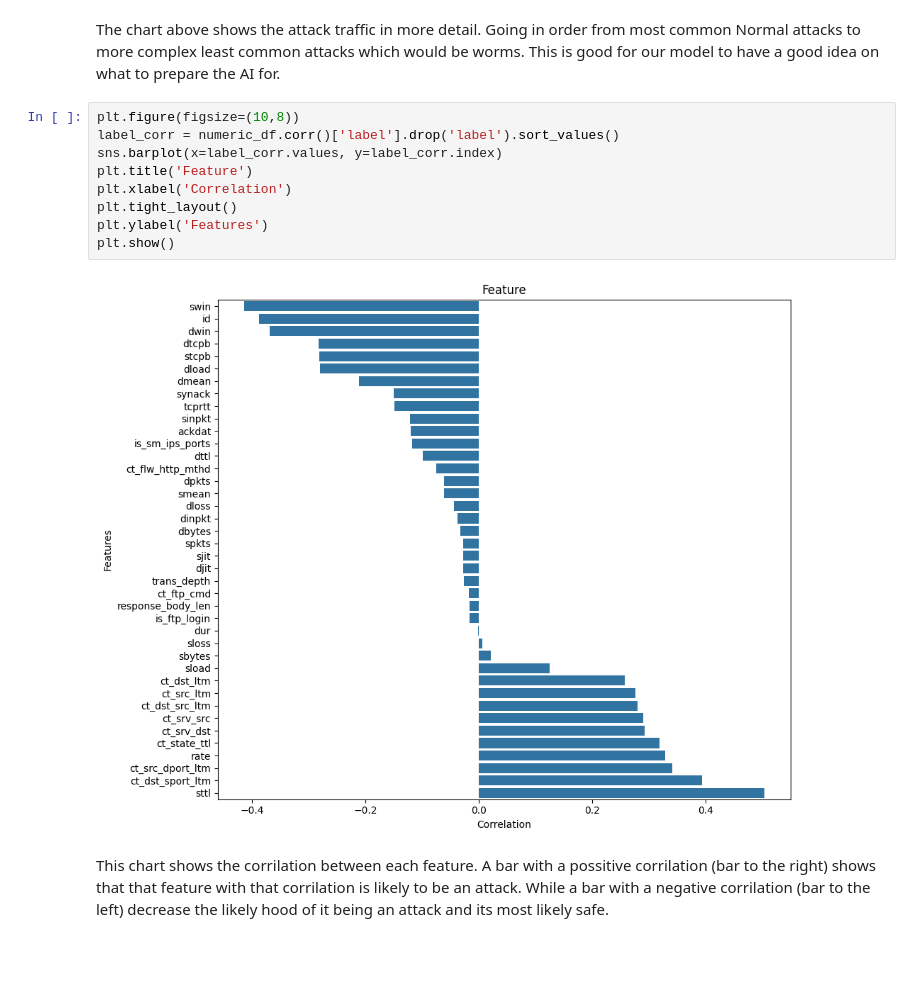
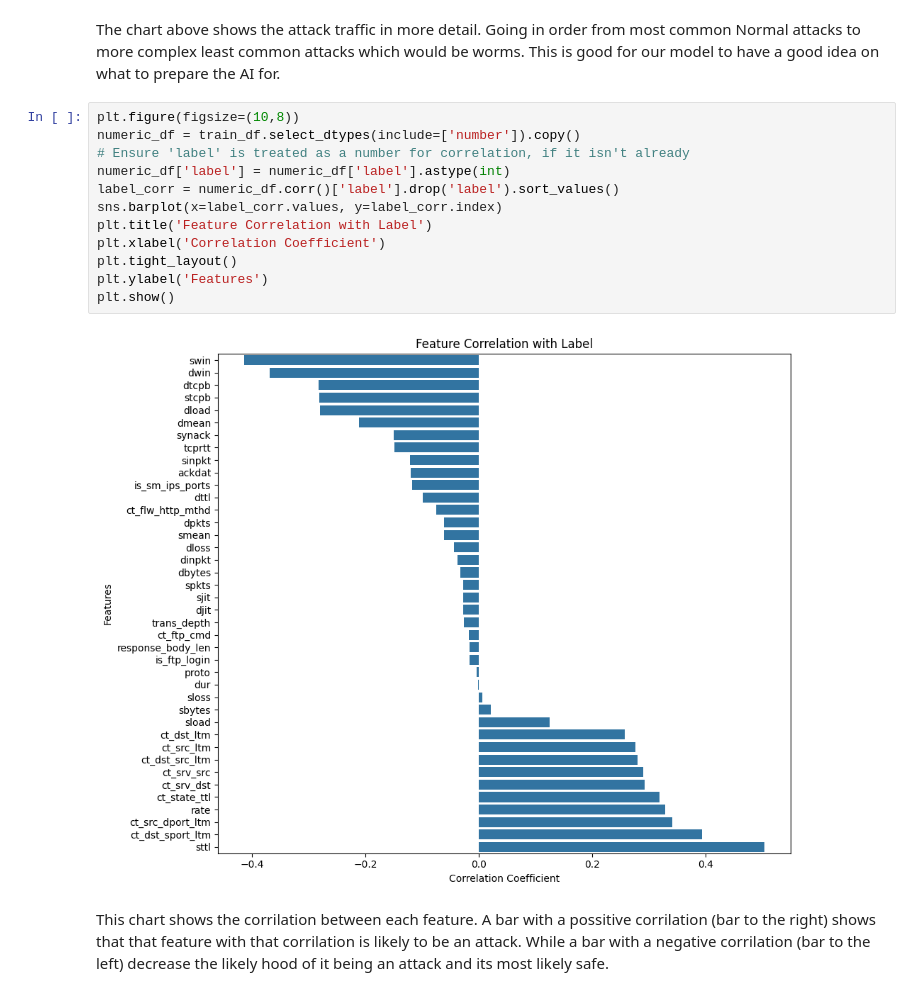
Before and after one commit to Farres26/CIS-3902-AI-MLFARRESAMRHAR, a Jupyter notebook: Machine_Learning_for_Network_Intrusion_Detection_UNSW_NB15_AnalysisD1.ipynb, the cells around one changed output. Drawn from its saved outputs; the diff is of its cells as text; blank space fills up the shorter version.

```diff
--- a/Machine_Learning_for_Network_Intrusion_Detection_UNSW_NB15_AnalysisD1.ipynb
+++ b/Machine_Learning_for_Network_Intrusion_Detection_UNSW_NB15_AnalysisD1.ipynb
@@ -172,15 +177,18 @@ plt.show()
 The chart above shows the attack traffic in more detail. Going in order from most common Normal attacks to more complex least common attacks which would be worms. This is good for our model to have a good idea on what to prepare the AI for.
 # %%
 plt.figure(figsize=(10,8))
+numeric_df = train_df.select_dtypes(include=['number']).copy()
+# Ensure 'label' is treated as a number for correlation, if it isn't already
+numeric_df['label'] = numeric_df['label'].astype(int)
 label_corr = numeric_df.corr()['label'].drop('label').sort_values()
 sns.barplot(x=label_corr.values, y=label_corr.index)
-plt.title('Feature')
-plt.xlabel('Correlation')
+plt.title('Feature Correlation with Label')
+plt.xlabel('Correlation Coefficient')
 plt.tight_layout()
 plt.ylabel('Features')
 plt.show()
 # %% [output]
-[figure, old version]
+[figure, new version]
 # %% [markdown]
 This chart shows the corrilation between each feature. A bar with a possitive corrilation (bar to the right) shows that that feature with that corrilation is likely to be an attack. While a bar with a negative corrilation (bar to the left) decrease the likely hood of it being an attack and its most likely safe.
 # %% [markdown]
```
Also changed, not shown: parts of 11 cells of this notebook.
